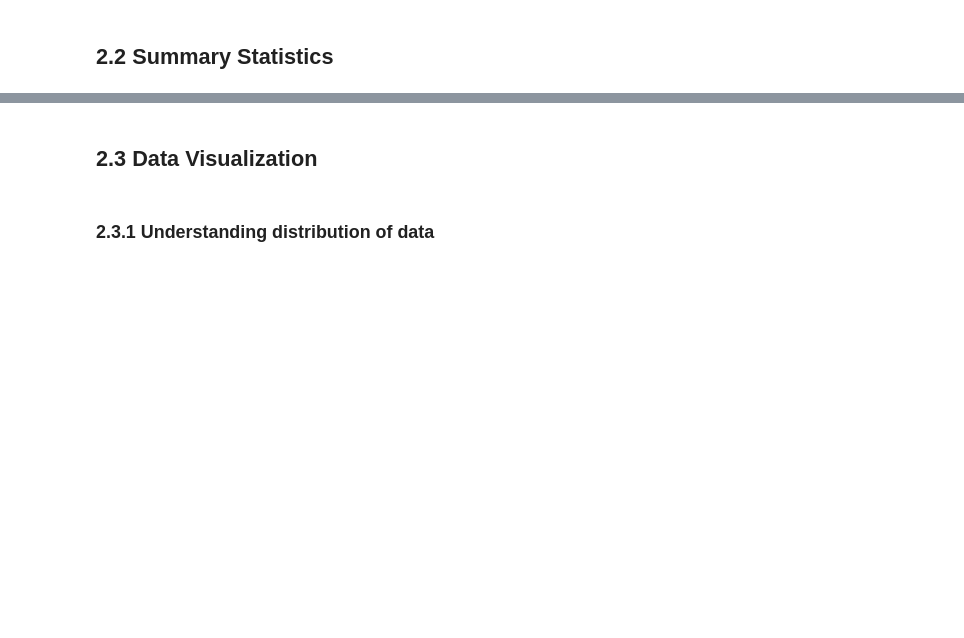
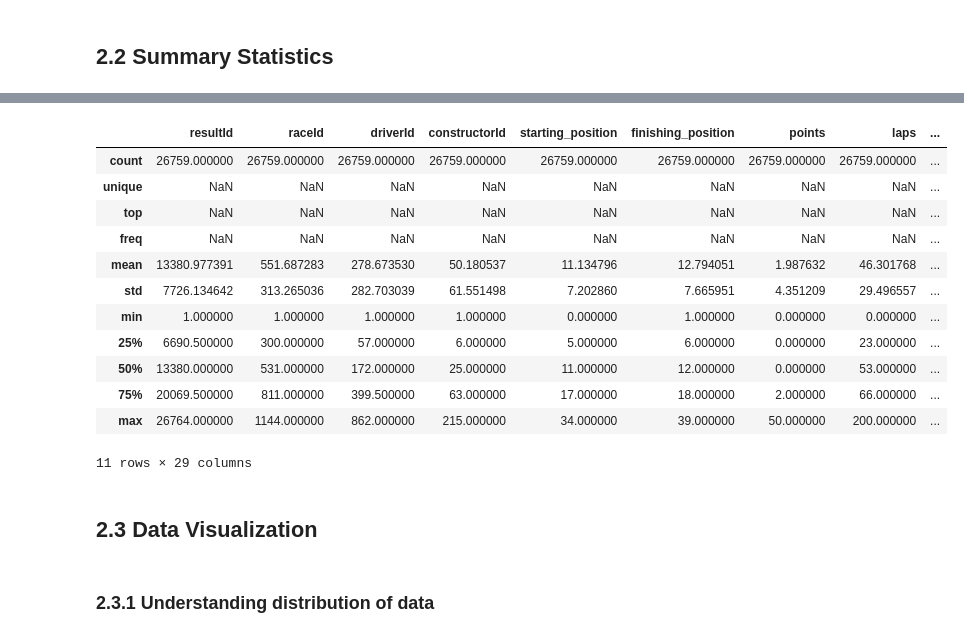
Before and after one commit to ruien78436/MLDP, a Jupyter notebook: MLDP Program Codes.ipynb, the cells around one changed output, grey strips where cells are left out. Drawn from its saved outputs; the diff is of its cells as text; code cells hidden in the pictures; blank space fills up the shorter version.

```diff
--- a/MLDP Program Codes.ipynb
+++ b/MLDP Program Codes.ipynb
@@ -45,0 +166,32 @@ Goal: predict Positions gained/lost relative to grid position
+# %%
+## Handle missing values
+
+## Columns like 'qualifying_pos' were read as text because of '\N' entries
+## I will convert them to numberic (float) to enable calculations
+numeric_cols = ['qualifying_pos', 'fastestLap', 'rank', 'number']
+for col in numeric_cols:
+    if col in df.columns:
+        df[col] = pd.to_numeric(df[col], errors='coerce')
+
+## Qualifying data is often missing for older races
+## I assume if qualifying_pos is missing, the 'starting_position' is the best proxy
+df['qualifying_pos'] = df['qualifying_pos'].fillna(df['starting_position'])
+
+## columns like fp1_date, fp2_date, fp3_date, and sprint_date are not relevant for analysis
+## position is a duplicate of finishing_position
+## qualify_id is just a database index
+## columns like fastestLap, fastestLapSpeed, and time are only known AFTER the race is finished.
+## If I use them to train a model to "predict" the race outcome, we are cheating.
+## Therefore, I am dropping these columns.
+cols_to_drop_clean = [
+    'number', 'position', 'positionText', 'time', 'milliseconds',
+    'fastestLap', 'rank', 'fastestLapTime', 'fastestLapSpeed',
+    'time_race', 'date', 'fp1_date', 'fp2_date', 'fp3_date', 'fp1_time',
+    'fp2_time', 'fp3_time', 'sprint_date', 'sprint_time', 'qualifyId',
+    'quali_date', 'quali_time', 'number_driver', 'code', 'constructorId_qualifying',
+    'number_qualifying'
+]
+df = df.drop(columns=cols_to_drop_clean)
+
+## Check for missing data again
+df.isna().sum()
@@ -46,5 +216,20 @@ Goal: predict Positions gained/lost relative to grid position
 # %%
 ## Describe data distribution
+df.describe(include="all")
+# %% [output]
+|  | resultId | raceId | driverId | constructorId | starting_position | finishing_position | points | laps | ... |
+| count | 26759.000000 | 26759.000000 | 26759.000000 | 26759.000000 | 26759.000000 | 26759.000000 | 26759.000000 | 26759.000000 | ... |
+| unique | NaN | NaN | NaN | NaN | NaN | NaN | NaN | NaN | ... |
+| top | NaN | NaN | NaN | NaN | NaN | NaN | NaN | NaN | ... |
+| freq | NaN | NaN | NaN | NaN | NaN | NaN | NaN | NaN | ... |
+| mean | 13380.977391 | 551.687283 | 278.673530 | 50.180537 | 11.134796 | 12.794051 | 1.987632 | 46.301768 | ... |
+| std | 7726.134642 | 313.265036 | 282.703039 | 61.551498 | 7.202860 | 7.665951 | 4.351209 | 29.496557 | ... |
+| min | 1.000000 | 1.000000 | 1.000000 | 1.000000 | 0.000000 | 1.000000 | 0.000000 | 0.000000 | ... |
+| 25% | 6690.500000 | 300.000000 | 57.000000 | 6.000000 | 5.000000 | 6.000000 | 0.000000 | 23.000000 | ... |
+| 50% | 13380.000000 | 531.000000 | 172.000000 | 25.000000 | 11.000000 | 12.000000 | 0.000000 | 53.000000 | ... |
+| 75% | 20069.500000 | 811.000000 | 399.500000 | 63.000000 | 17.000000 | 18.000000 | 2.000000 | 66.000000 | ... |
+| max | 26764.000000 | 1144.000000 | 862.000000 | 215.000000 | 34.000000 | 39.000000 | 50.000000 | 200.000000 | ... |
+11 rows × 29 columns
 # %% [markdown]
 ## 2.3 Data Visualization
 # %% [markdown]
```
Also changed, not shown: parts of 10 cells of this notebook, 6 other files.
